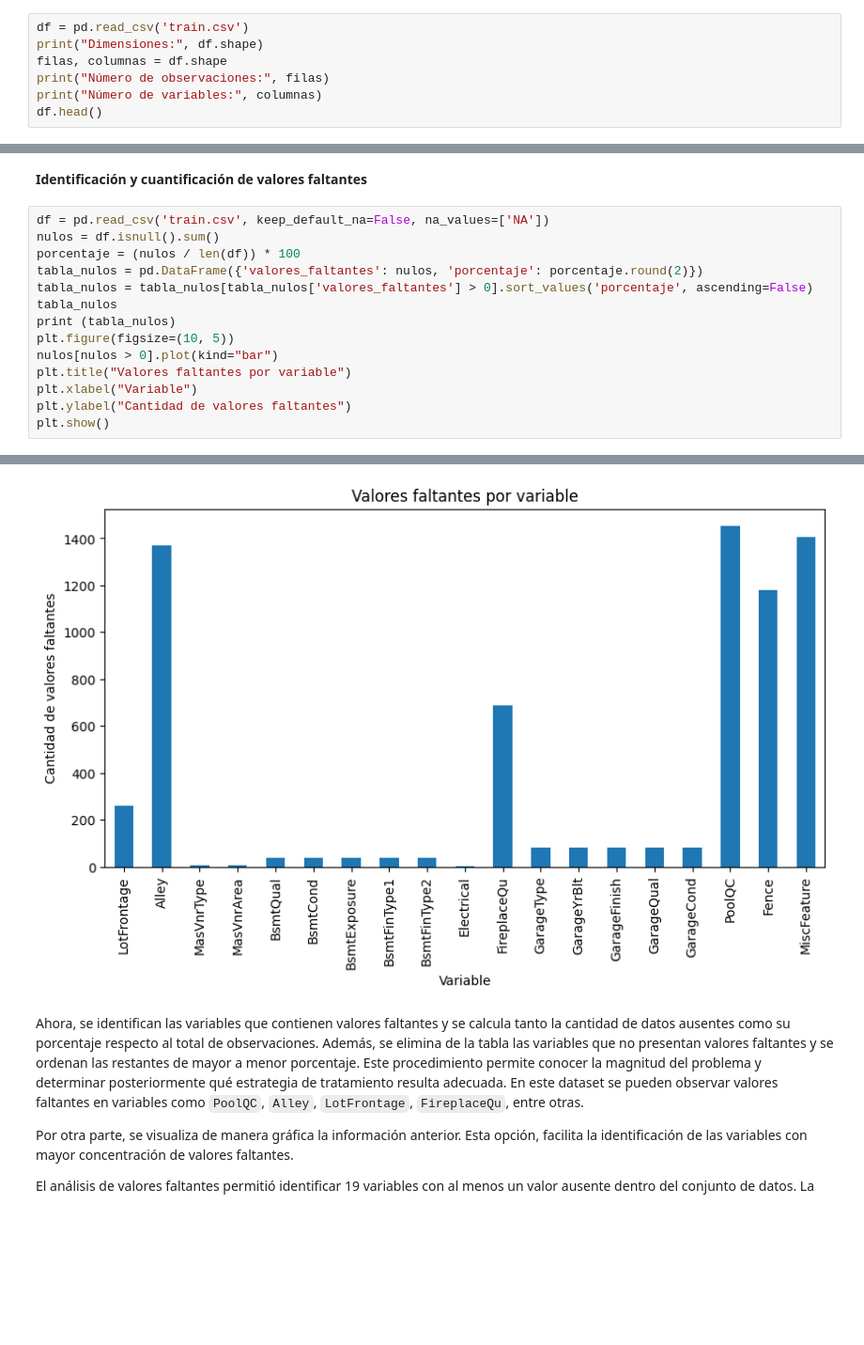
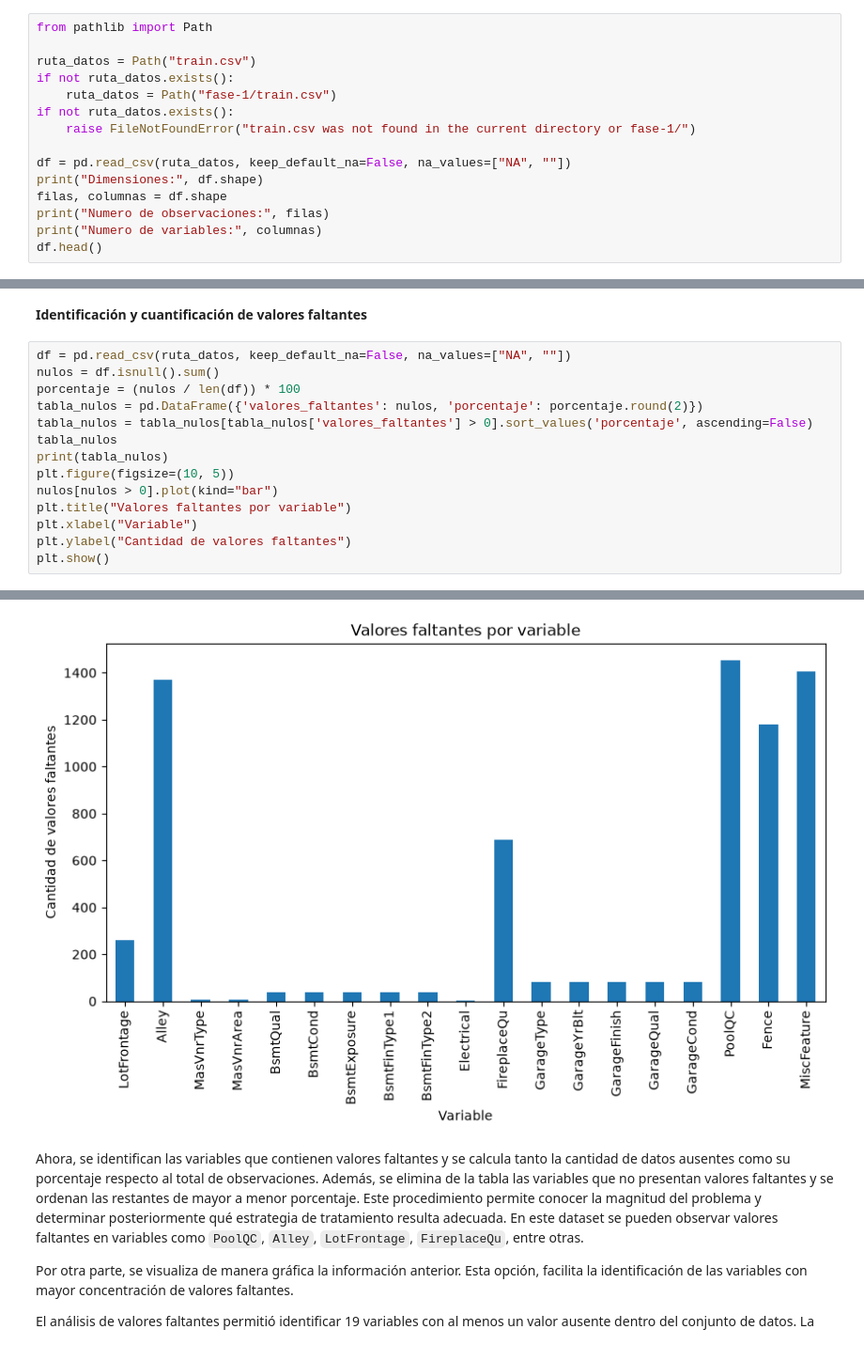
Before and after one commit to isabellasanchezmejia11-11/house-prices-modelos-simulacion, a Jupyter notebook: fase-1/notebook.ipynb, the cells around one changed output, grey strips where cells are left out. Shown at 94% size. Saved outputs shown, nothing was run; the diff lists cells and outputs as text; blank space fills up the shorter version.

```diff
--- a/fase-1/notebook.ipynb
+++ b/fase-1/notebook.ipynb
@@ -73,11 +73,19 @@ Estas instrucciones importan las principales librerías que se utilizarán duran
 # %% [markdown]
 **Dimensiones del conjunto de datos**
 # %%
-df = pd.read_csv('train.csv')
+from pathlib import Path
+
+ruta_datos = Path("train.csv")
+if not ruta_datos.exists():
+    ruta_datos = Path("fase-1/train.csv")
+if not ruta_datos.exists():
+    raise FileNotFoundError("train.csv was not found in the current directory or fase-1/")
+
+df = pd.read_csv(ruta_datos, keep_default_na=False, na_values=["NA", ""])
 print("Dimensiones:", df.shape)
 filas, columnas = df.shape
-print("Número de observaciones:", filas)
-print("Número de variables:", columnas)
+print("Numero de observaciones:", filas)
+print("Numero de variables:", columnas)
 df.head()
 # %% [output]
 Dimensiones: (1460, 81)
@@ -112,41 +119,41 @@ Mediante la interpretación, se concluye que, el conjunto de datos está compues
 # %% [markdown]
 **Identificación y cuantificación de valores faltantes**
 # %%
-df = pd.read_csv('train.csv', keep_default_na=False, na_values=['NA'])
+df = pd.read_csv(ruta_datos, keep_default_na=False, na_values=["NA", ""])
 nulos = df.isnull().sum()
 porcentaje = (nulos / len(df)) * 100
 tabla_nulos = pd.DataFrame({'valores_faltantes': nulos, 'porcentaje': porcentaje.round(2)})
 tabla_nulos = tabla_nulos[tabla_nulos['valores_faltantes'] > 0].sort_values('porcentaje', ascending=False)
 tabla_nulos
-print (tabla_nulos)
+print(tabla_nulos)
 plt.figure(figsize=(10, 5))
 nulos[nulos > 0].plot(kind="bar")
 plt.title("Valores faltantes por variable")
 plt.xlabel("Variable")
 plt.ylabel("Cantidad de valores faltantes")
 plt.show()
 # %% [output]
               valores_faltantes  porcentaje
 PoolQC                     1453       99.52
 MiscFeature                1406       96.30
 Alley                      1369       93.77
 Fence                      1179       80.75
 FireplaceQu                 690       47.26
 LotFrontage                 259       17.74
 GarageCond                   81        5.55
 GarageType                   81        5.55
 GarageYrBlt                  81        5.55
 GarageFinish                 81        5.55
 GarageQual                   81        5.55
 BsmtFinType2                 38        2.60
 BsmtExposure                 38        2.60
 BsmtCond                     37        2.53
 BsmtQual                     37        2.53
 BsmtFinType1                 37        2.53
 MasVnrType                    8        0.55
 MasVnrArea                    8        0.55
 Electrical                    1        0.07
-[figure, old version]
+[figure, new version]
 # %% [markdown]
 Ahora, se identifican las variables que contienen valores faltantes y se calcula tanto la cantidad de datos ausentes como su porcentaje respecto al total de observaciones. Además, se elimina de la tabla las variables que no presentan valores faltantes y se ordenan las restantes de mayor a menor porcentaje. Este procedimiento permite conocer la magnitud del problema y determinar posteriormente qué estrategia de tratamiento resulta adecuada.
 En este dataset se pueden observar valores faltantes en variables como `PoolQC`, `Alley`, `LotFrontage`, `FireplaceQu`, entre otras.
```
Also changed, not shown: parts of 24 cells of this notebook, 17 other files.
